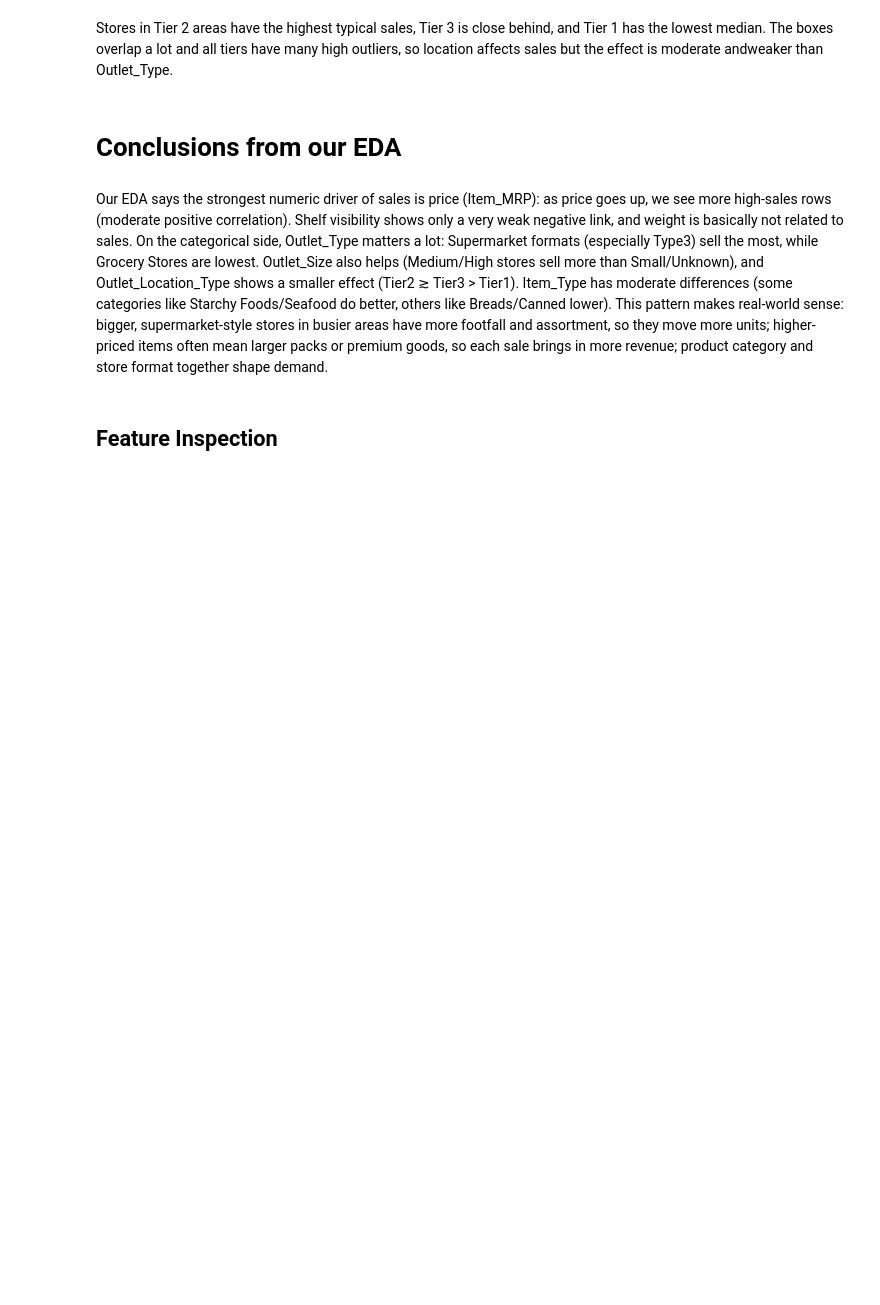
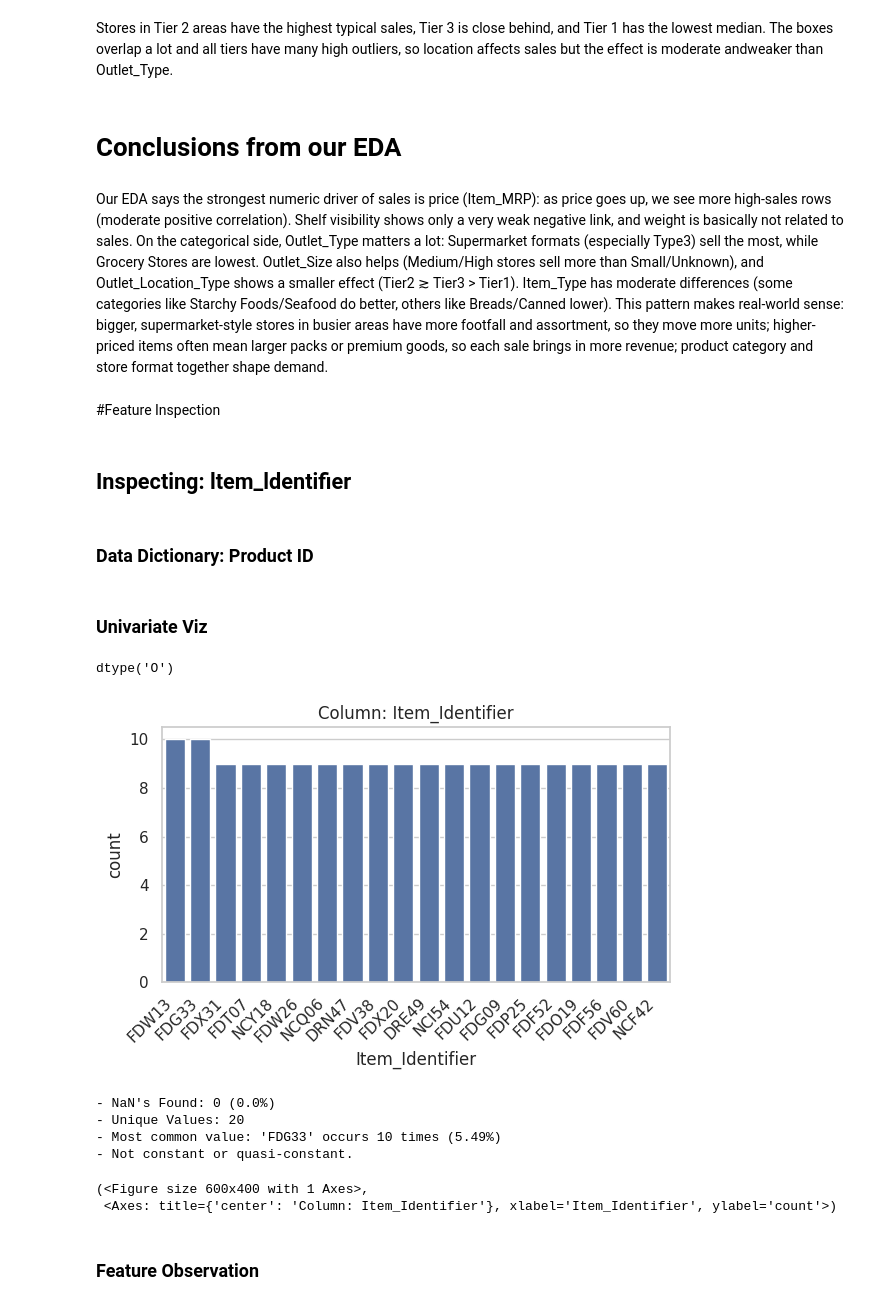
Before and after one commit to Taimaaaa/Prediction-of-Product-Sales, a Jupyter notebook: Prediction_of_product_sales.ipynb, the cells around one changed output. Drawn from its saved outputs; the diff is of its cells as text; code cells hidden in the pictures; blank space fills up the shorter version.

```diff
--- a/Prediction_of_product_sales.ipynb
+++ b/Prediction_of_product_sales.ipynb
@@ -591,4 +683,35 @@ Stores in Tier 2 areas have the highest typical sales, Tier 3 is close behind, a
 # %% [markdown]
 Our EDA says the strongest numeric driver of sales is price (Item_MRP): as price goes up, we see more high-sales rows (moderate positive correlation). Shelf visibility shows only a very weak negative link, and weight is basically not related to sales. On the categorical side, Outlet_Type matters a lot: Supermarket formats (especially Type3) sell the most, while Grocery Stores are lowest. Outlet_Size also helps (Medium/High stores sell more than Small/Unknown), and Outlet_Location_Type shows a smaller effect (Tier2 ≳ Tier3 > Tier1). Item_Type has moderate differences (some categories like Starchy Foods/Seafood do better, others like Breads/Canned lower). This pattern makes real-world sense: bigger, supermarket-style stores in busier areas have more footfall and assortment, so they move more units; higher-priced items often mean larger packs or premium goods, so each sale brings in more revenue; product category and store format together shape demand.
 # %% [markdown]
-## Feature Inspection
+#Feature Inspection
+# %% [markdown]
+## Inspecting: ltem_ldentifier
+# %% [markdown]
+### Data Dictionary: Product ID
+# %% [markdown]
+### Univariate Viz
+# %%
+# Confirming the dtype to select correct EDA function
+feature = "Item_Identifier"
+df[feature].dtype
+# %% [output]
+dtype('O')
+# %%
+# Calling our custom EDA function
+# Show only the top 20 Item_Identifier values
+topN = 20
+keep = df['Item_Identifier'].value_counts().index[:topN]
+df_top = df[df['Item_Identifier'].isin(keep)].copy()
+
+# Univariate
+explore_categorical(df_top, 'Item_Identifier', order=keep)
+# %% [output]
+[figure, added]
+- NaN's Found: 0 (0.0%)
+- Unique Values: 20
+- Most common value: 'FDG33' occurs 10 times (5.49%)
+- Not constant or quasi-constant.
+(<Figure size 600x400 with 1 Axes>,
+ <Axes: title={'center': 'Column: Item_Identifier'}, xlabel='Item_Identifier', ylabel='count'>)
+# %% [markdown]
+### Feature Observation
```
Also changed, not shown: parts of 120 cells of this notebook.
